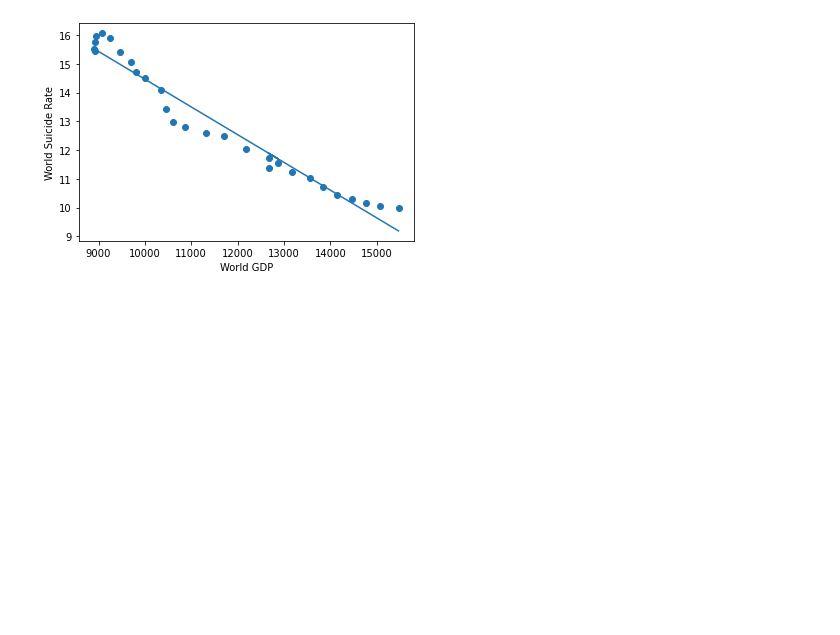
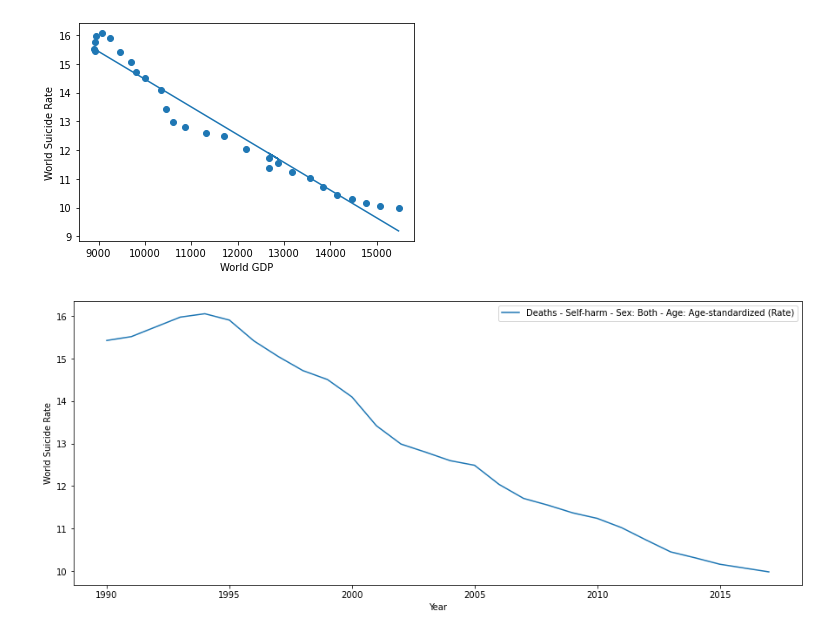
Before and after one commit to sandesh8888/SuicideVSgdp, a Jupyter notebook: SuicideVSgdp/datavisualization.ipynb, the cells around one changed output. Drawn from its saved outputs; the diff is of its cells as text; code cells hidden in the pictures; blank space fills up the shorter version.

Commit message:
Updated charts

```diff
--- a/SuicideVSgdp/datavisualization.ipynb
+++ b/SuicideVSgdp/datavisualization.ipynb
@@ -117,3 +95,18 @@ plt.show()
 [figure]
 [figure]
 [figure]
+# %%
+# Time Series for World suicide rate
+from datetime import datetime
+
+df = pd.DataFrame(world_csv, columns = ['Year', 'Deaths - Self-harm - Sex: Both - Age: Age-standardized (Rate)'])
+
+# Set the Date as Index
+df.index = df['Year']
+del df['Year']
+
+df.plot(figsize=(15, 6))
+plt.ylabel('World Suicide Rate')
+plt.show()
+# %% [output]
+[figure, added]
```
Also changed, not shown: parts of 3 cells of this notebook.
